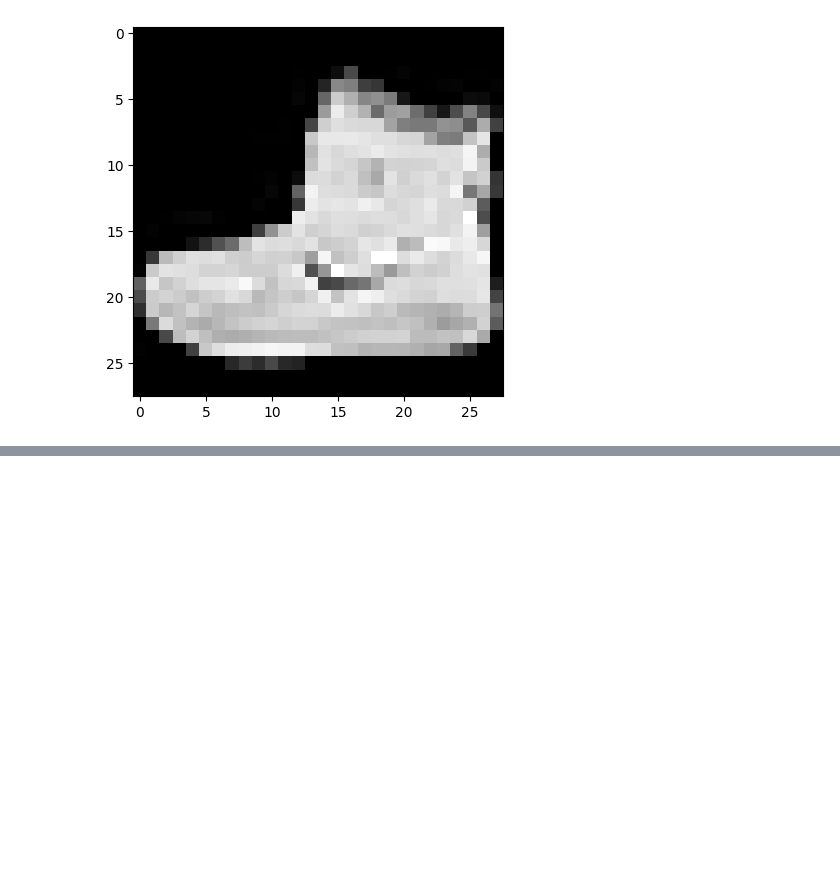
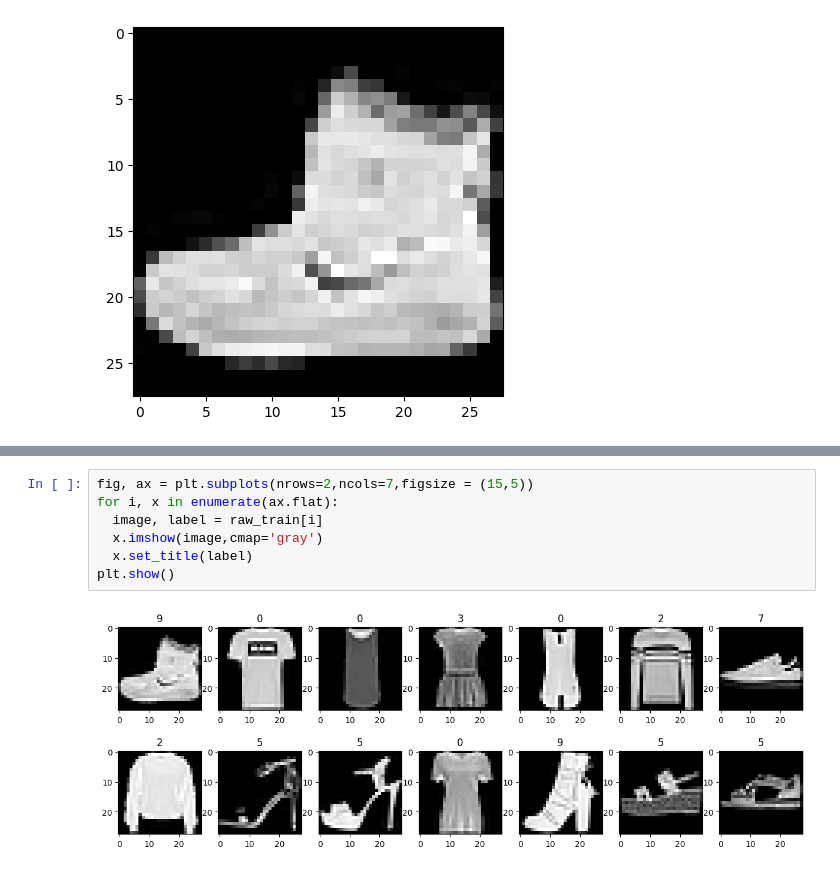
Before and after one commit to vikashkj2025/dl-fundamentals, a Jupyter notebook: Multiclass_Classification_Fashion_MNIST.ipynb, the cells around one changed output, grey strips where cells are left out. Drawn from its saved outputs; the diff is of its cells as text; blank space fills up the shorter version.

```diff
--- a/Multiclass_Classification_Fashion_MNIST.ipynb
+++ b/Multiclass_Classification_Fashion_MNIST.ipynb
@@ -77,0 +98,9 @@ plt.show()
+# %%
+fig, ax = plt.subplots(nrows=2,ncols=7,figsize = (15,5))
+for i, x in enumerate(ax.flat):
+  image, label = raw_train[i]
+  x.imshow(image,cmap='gray')
+  x.set_title(label)
+plt.show()
+# %% [output]
+[figure, added]
```
Also changed, not shown: parts of 2 cells of this notebook.
